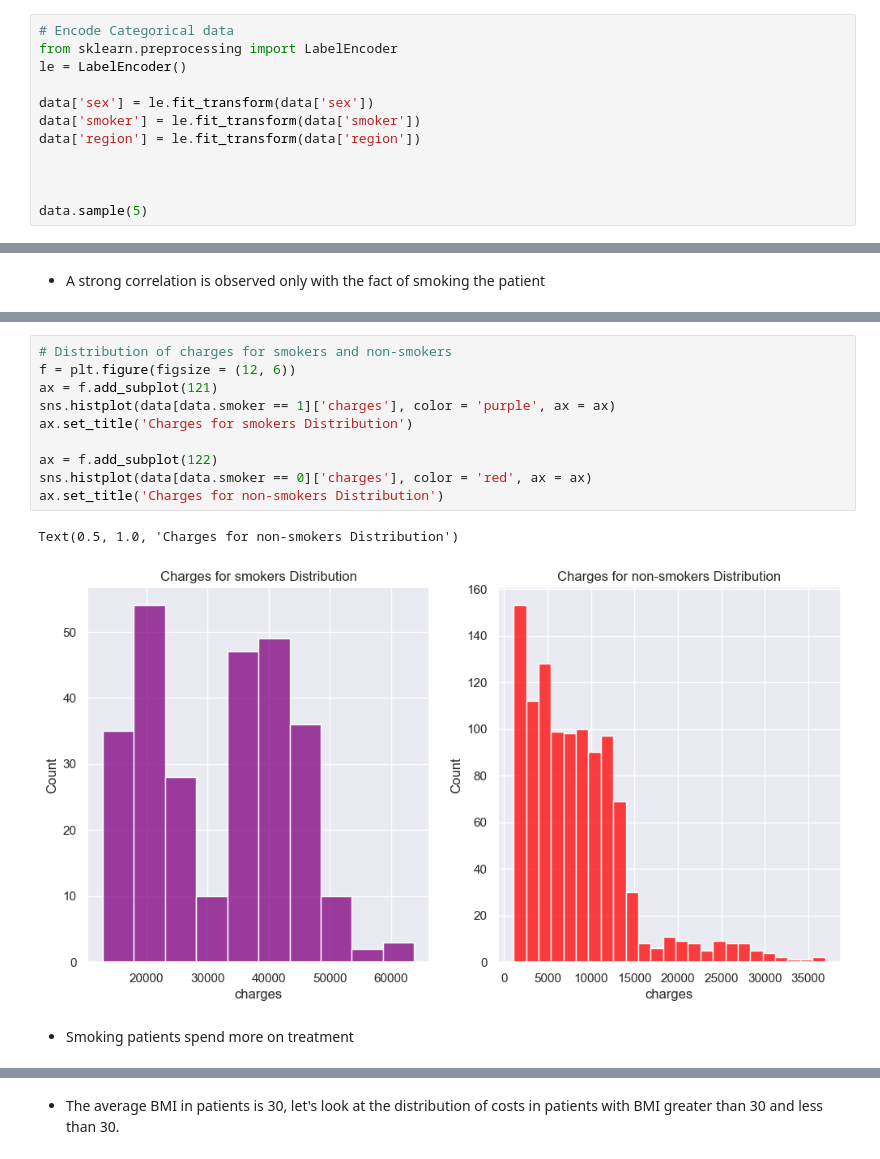
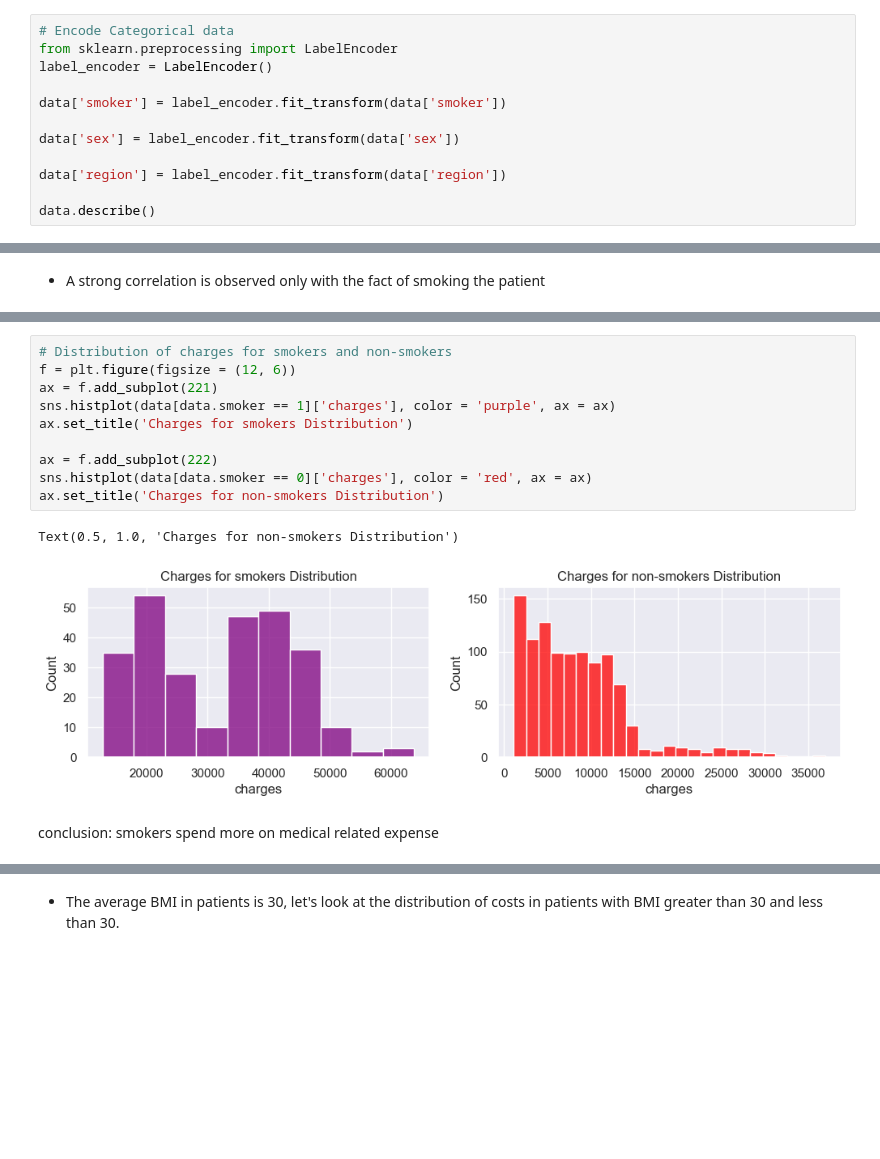
Before and after one commit to taimoorabrar22/ENSF-544-Project, a Jupyter notebook: medical_cost_predictor.ipynb, the cells around one changed output, grey strips where cells are left out. Saved outputs shown, nothing was run; the diff lists cells and outputs as text; blank space fills up the shorter version.

```diff
--- a/medical_cost_predictor.ipynb
+++ b/medical_cost_predictor.ipynb
@@ -60,14 +60,14 @@ dtype: object
 # %%
 # Encode Categorical data
 from sklearn.preprocessing import LabelEncoder
-le = LabelEncoder()
+label_encoder = LabelEncoder()
 
-data['sex'] = le.fit_transform(data['sex'])
-data['smoker'] = le.fit_transform(data['smoker'])
-data['region'] = le.fit_transform(data['region'])
+data['smoker'] = label_encoder.fit_transform(data['smoker'])
 
+data['sex'] = label_encoder.fit_transform(data['sex'])
 
+data['region'] = label_encoder.fit_transform(data['region'])
 
-data.sample(5)
+data.describe()
 # %% [output]
 |  | age | sex | bmi | children | smoker | region | charges |
@@ -127,17 +117,17 @@ show(gridplot([[p]], toolbar_location=None))
 # %%
 # Distribution of charges for smokers and non-smokers
 f = plt.figure(figsize = (12, 6))
-ax = f.add_subplot(121)
+ax = f.add_subplot(221)
 sns.histplot(data[data.smoker == 1]['charges'], color = 'purple', ax = ax)
 ax.set_title('Charges for smokers Distribution')
 
-ax = f.add_subplot(122)
+ax = f.add_subplot(222)
 sns.histplot(data[data.smoker == 0]['charges'], color = 'red', ax = ax)
 ax.set_title('Charges for non-smokers Distribution')
 # %% [output]
 Text(0.5, 1.0, 'Charges for non-smokers Distribution')
-[figure, old version]
+[figure, new version]
 # %% [markdown]
-* Smoking patients spend more on treatment
+ conclusion: smokers spend more on medical related expense
 # %%
 sns.catplot(x = "smoker", kind = "count",hue = 'sex', palette = "pink", data = data)
```
Also changed, not shown: parts of 16 cells of this notebook.
